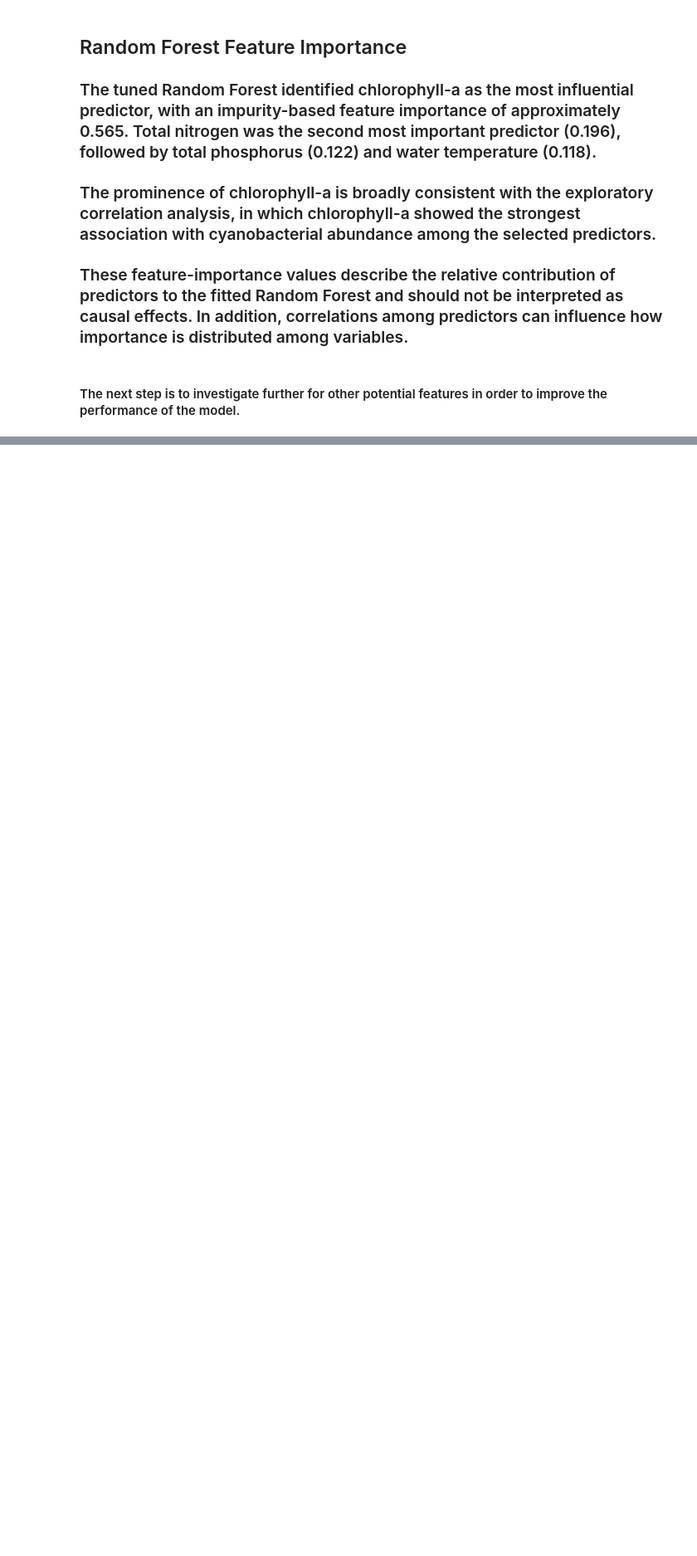
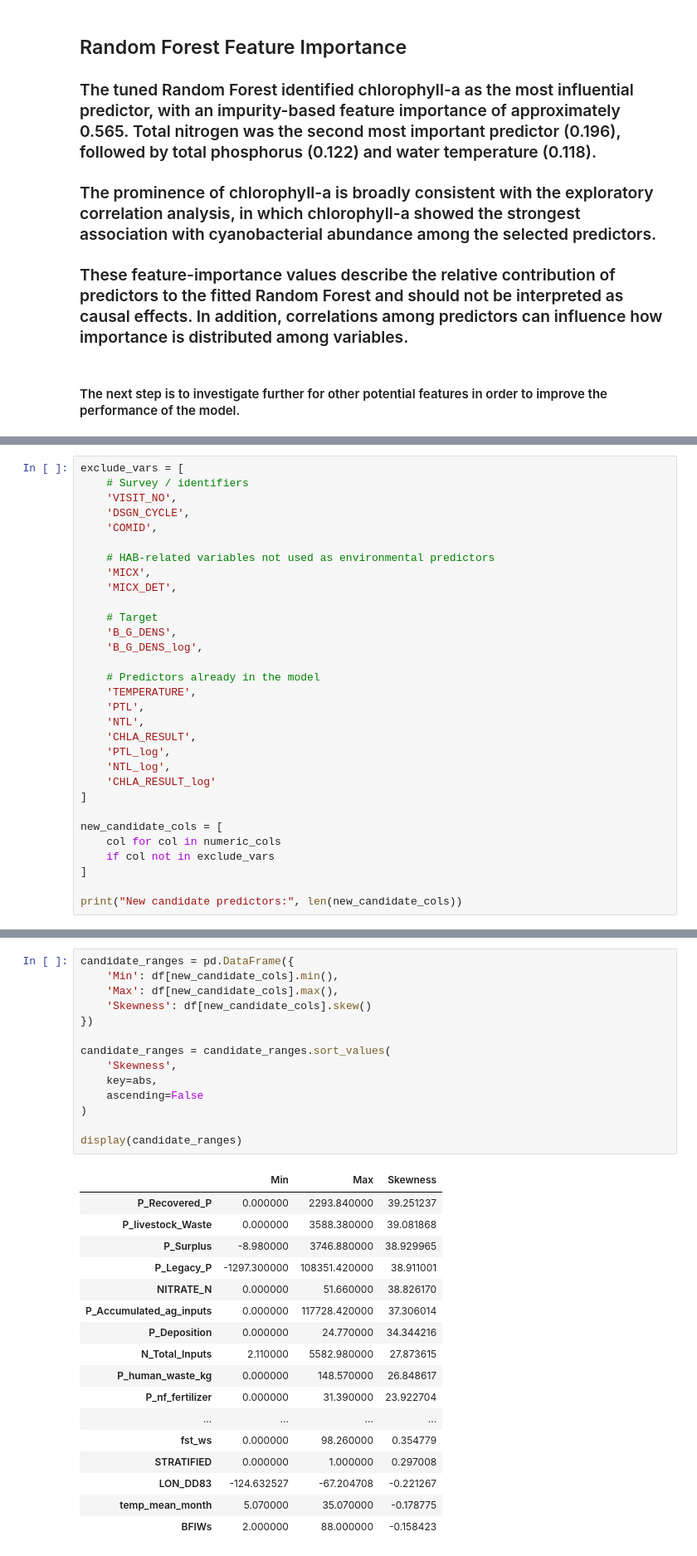
Before and after one commit to Projectisready/Algal_Bloom, a Jupyter notebook: notebooks/01_exploratory_analysis.ipynb, the cells around one changed output, grey strips where cells are left out. Shown at 83% size. Saved outputs shown, nothing was run; the diff lists cells and outputs as text; blank space fills up the shorter version.

```diff
--- a/notebooks/01_exploratory_analysis.ipynb
+++ b/notebooks/01_exploratory_analysis.ipynb
@@ -1294,0 +1415,31 @@ plt.show()
+# %%
+exclude_vars = [
+    # Survey / identifiers
+    'VISIT_NO',
+    'DSGN_CYCLE',
+    'COMID',
+
+    # HAB-related variables not used as environmental predictors
+    'MICX',
+    'MICX_DET',
+
+    # Target
+    'B_G_DENS',
+    'B_G_DENS_log',
+
+    # Predictors already in the model
+    'TEMPERATURE',
+    'PTL',
+    'NTL',
+    'CHLA_RESULT',
+    'PTL_log',
+    'NTL_log',
+    'CHLA_RESULT_log'
+]
+
+new_candidate_cols = [
+    col for col in numeric_cols
+    if col not in exclude_vars
+]
+
+print("New candidate predictors:", len(new_candidate_cols))
@@ -1294,0 +1448,32 @@ plt.show()
+# %%
+candidate_ranges = pd.DataFrame({
+    'Min': df[new_candidate_cols].min(),
+    'Max': df[new_candidate_cols].max(),
+    'Skewness': df[new_candidate_cols].skew()
+})
+
+candidate_ranges = candidate_ranges.sort_values(
+    'Skewness',
+    key=abs,
+    ascending=False
+)
+
+display(candidate_ranges)
+# %% [output]
+|  | Min | Max | Skewness |
+| P_Recovered_P | 0.000000 | 2293.840000 | 39.251237 |
+| P_livestock_Waste | 0.000000 | 3588.380000 | 39.081868 |
+| P_Surplus | -8.980000 | 3746.880000 | 38.929965 |
+| P_Legacy_P | -1297.300000 | 108351.420000 | 38.911001 |
+| NITRATE_N | 0.000000 | 51.660000 | 38.826170 |
+| P_Accumulated_ag_inputs | 0.000000 | 117728.420000 | 37.306014 |
+| P_Deposition | 0.000000 | 24.770000 | 34.344216 |
+| N_Total_Inputs | 2.110000 | 5582.980000 | 27.873615 |
+| P_human_waste_kg | 0.000000 | 148.570000 | 26.848617 |
+| P_nf_fertilizer | 0.000000 | 31.390000 | 23.922704 |
+| ... | ... | ... | ... |
+| fst_ws | 0.000000 | 98.260000 | 0.354779 |
+| STRATIFIED | 0.000000 | 1.000000 | 0.297008 |
+| LON_DD83 | -124.632527 | -67.204708 | -0.221267 |
+| temp_mean_month | 5.070000 | 35.070000 | -0.178775 |
+| BFIWs | 2.000000 | 88.000000 | -0.158423 |
```
Also changed, not shown: parts of 134 cells of this notebook.
